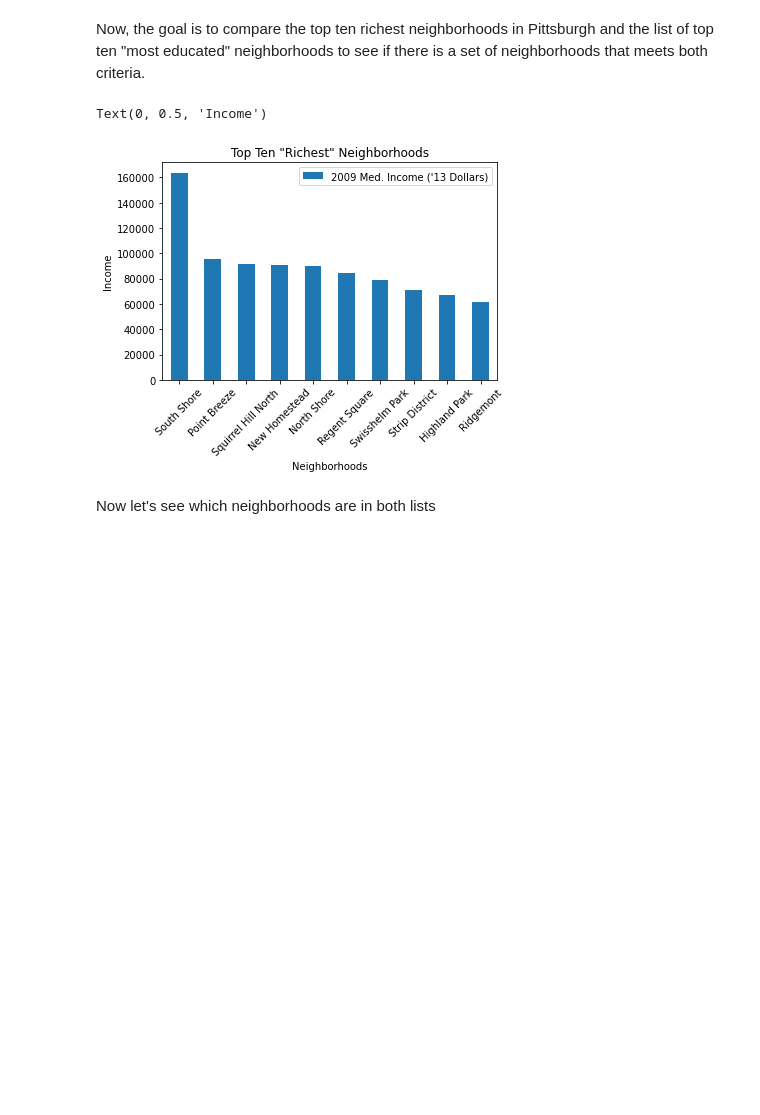
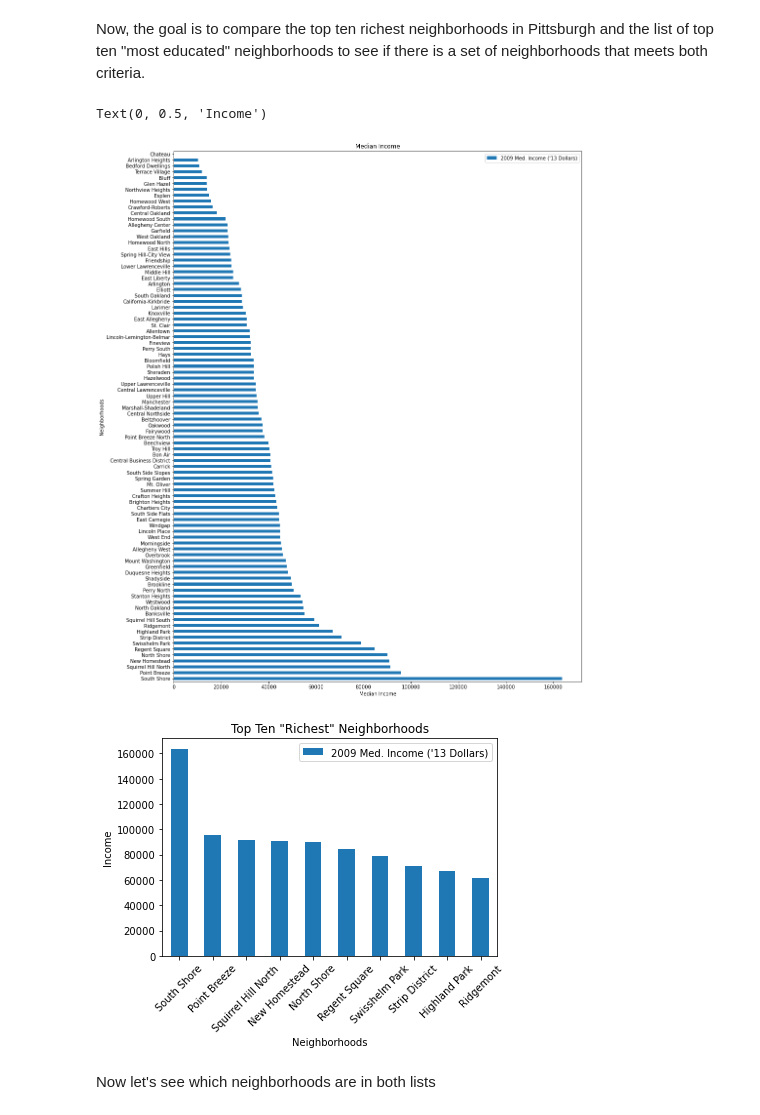
Before and after one commit to Carson606/Final-Project, a Jupyter notebook: Most Educated and Richest Neighborhoods - Alejandro Ciuba.ipynb, the cells around one changed output. Drawn from its saved outputs; the diff is of its cells as text; code cells hidden in the pictures; blank space fills up the shorter version.

```diff
--- a/Most Educated and Richest Neighborhoods - Alejandro Ciuba.ipynb
+++ b/Most Educated and Richest Neighborhoods - Alejandro Ciuba.ipynb
@@ -65,27 +73,34 @@ Now, the goal is to compare the top ten richest neighborhoods in Pittsburgh and
 # %%
 edu_money = edu_inc.loc[:,["Neighborhood", "2009 Med. Income ('13 Dollars)"]]
 
 #Drop NaN values, and reindex
 edu_money = edu_money.dropna()
 edu_money.reset_index(drop=True, inplace=True)
 
 #Convert % strings to numerical data
 for x in range(len(edu_money)):
 
     #change that value to a float
     edu_money.loc[x, "2009 Med. Income ('13 Dollars)"] = float(edu_money.loc[x, "2009 Med. Income ('13 Dollars)"].rstrip().replace(",", "").split("$")[1])
 
 #Sort the data and get the top ten "Richest" neighborhoods
 edu_money = edu_money.sort_values(by="2009 Med. Income ('13 Dollars)", ascending=False)
+
+#Create a bar graph for all neighborhoods
+graph_3 = edu_money.plot.barh(x="Neighborhood", y="2009 Med. Income ('13 Dollars)", title="Median Income", figsize=[15, 20])
+graph_3.set_xlabel("Median Income")
+graph_3.set_ylabel("Neighborhoods")
+#Create a top ten bar graph
 edu_money_topten = edu_money.head(10)
 
 #Create the graph
-graph_2 = edu_money_topten.plot(kind="bar", title="Top Ten \"Richest\" Neighborhoods", x="Neighborhood", rot=45)
-graph_2.set_xlabel("Neighborhoods")
-graph_2.set_ylabel("Income")
+graph_4 = edu_money_topten.plot(kind="bar", title="Top Ten \"Richest\" Neighborhoods", x="Neighborhood", rot=45)
+graph_4.set_xlabel("Neighborhoods")
+graph_4.set_ylabel("Income")
 # %% [output]
 Text(0, 0.5, 'Income')
-[figure, old version]
+[figure, new version]
+[figure, added]
 # %% [markdown]
 Now let's see which neighborhoods are in both lists
 # %%
```
Also changed, not shown: parts of 2 cells of this notebook, 1 other file.
